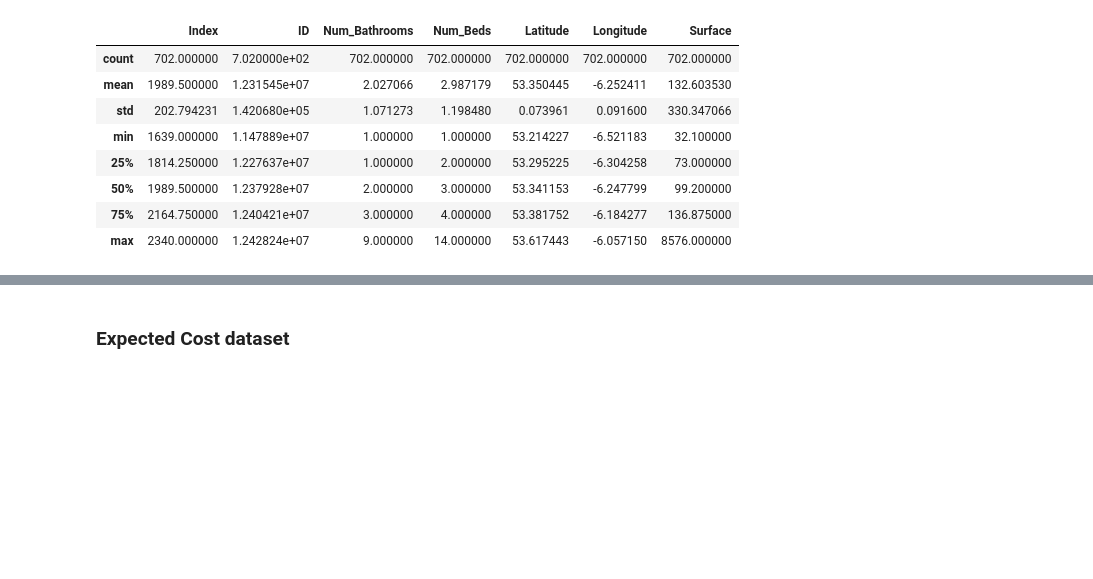
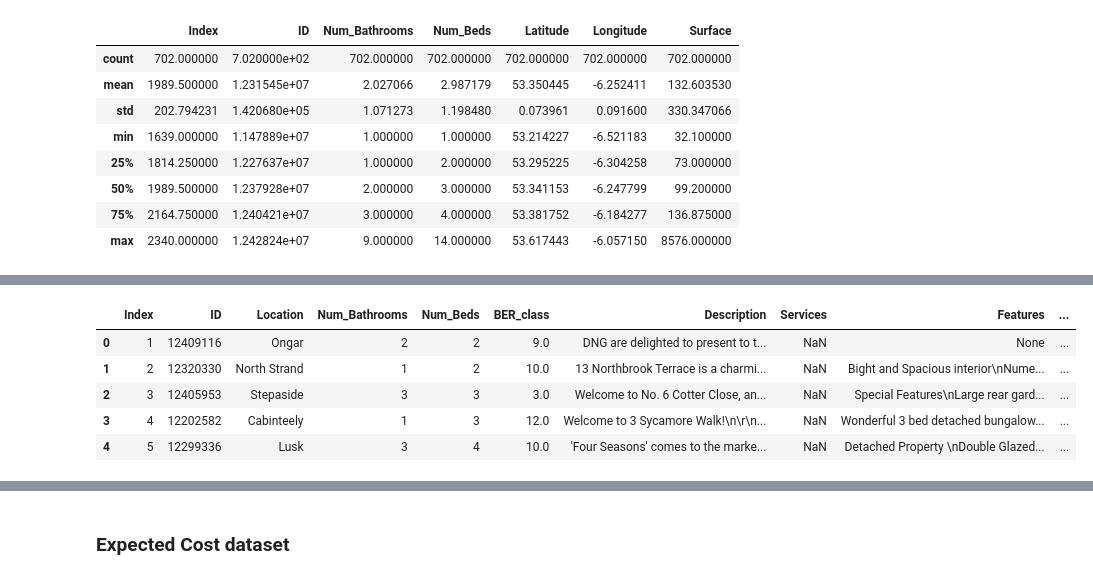
Before and after one commit to markdevine/ET5003_SEM1_2021-2, a Jupyter notebook: ET5003_KaggleCompetition_MarkDevine_19187289.ipynb, the cells around one changed output, grey strips where cells are left out. Drawn from its saved outputs; the diff is of its cells as text; code cells hidden in the pictures; blank space fills up the shorter version.

```diff
--- a/ET5003_KaggleCompetition_MarkDevine_19187289.ipynb
+++ b/ET5003_KaggleCompetition_MarkDevine_19187289.ipynb
@@ -122,6 +114,12 @@ rand_state = 11
 # Define the color maps for plots
 color_map = plt.cm.get_cmap('RdYlBu')
 color_map_discrete = matplotlib.colors.LinearSegmentedColormap.from_list("", ["red","cyan","magenta","blue"])
+# %%
+# display complete contents and information of a dataframe without any kind of truncation (https://thispointer.com/python-pandas-how-to-display-full-dataframe-i-e-print-all-rows-columns-without-truncation/)
+pd.set_option('display.max_rows', None)
+pd.set_option('display.max_columns', None)
+pd.set_option('display.width', None)
+pd.set_option('display.max_colwidth', -1)
 # %% [markdown]
 # DATASET
 # %% [markdown]
@@ -238,0 +310,33 @@ df_test.describe()
+# %%
+# encode the ordinal BER_class
+# create a mapper
+
+scale_mapper = {
+    'A1': 1,
+    'A2': 2,
+    'A3': 3,
+    'B1': 4,
+    'B2': 5,
+    'B3': 6,
+    'C1': 7,
+    'C2': 8,
+    'C3': 9,
+    'D1': 10,
+    'D2': 11,
+    'E1': 12,
+    'E2': 13,
+    'F': 14,
+    'G': 15,
+    'SINo666of2006exempt': 16
+}
+
+df_train['BER_class'] = df_train['BER_class'].replace(scale_mapper)
+df_test['BER_class'] = df_test['BER_class'].replace(scale_mapper)
+df_train.head()
+# %% [output]
+|  | Index | ID | Location | Num_Bathrooms | Num_Beds | BER_class | Description | Services | Features | ... |
+| 0 | 1 | 12409116 | Ongar | 2 | 2 | 9.0 | DNG are delighted to present to t... | NaN | None | ... |
+| 1 | 2 | 12320330 | North Strand | 1 | 2 | 10.0 | 13 Northbrook Terrace is a charmi... | NaN | Bight and Spacious interior\nNume... | ... |
+| 2 | 3 | 12405953 | Stepaside | 3 | 3 | 3.0 | Welcome to No. 6 Cotter Close, an... | NaN | Special Features\nLarge rear gard... | ... |
+| 3 | 4 | 12202582 | Cabinteely | 1 | 3 | 12.0 | Welcome to 3 Sycamore Walk!\n\r\n... | NaN | Wonderful 3 bed detached bungalow... | ... |
+| 4 | 5 | 12299336 | Lusk | 3 | 4 | 10.0 | 'Four Seasons' comes to the marke... | NaN | Detached Property \nDouble Glazed... | ... |
```
Also changed, not shown: parts of 18 cells of this notebook.
